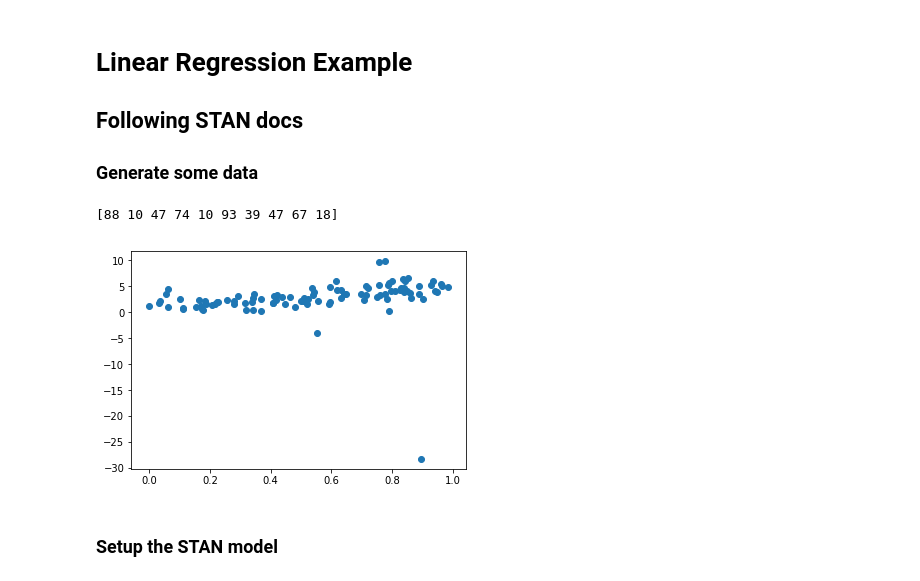
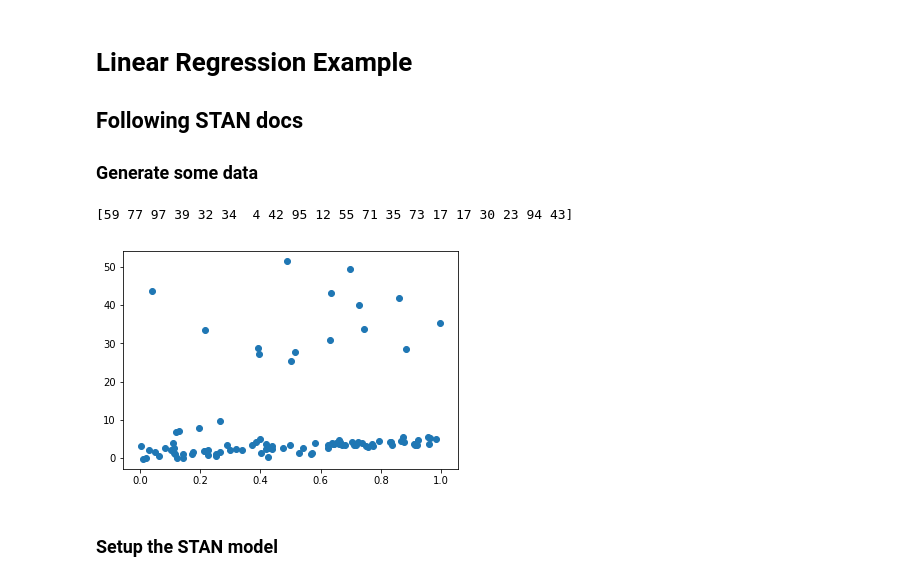
Before and after one commit to grd349/PyStanExamples, a Jupyter notebook: RobustLinearRegressionEx.ipynb, the cells around one changed output. Cells and saved outputs as stored; diff of their text form; code cells hidden in the pictures.

```diff
--- a/RobustLinearRegressionEx.ipynb
+++ b/RobustLinearRegressionEx.ipynb
@@ -11,24 +11,24 @@ import numpy as np
 # %%
 npts = 100
 x = np.random.rand(npts)
 m = 3.3
 c = 1.2
 s = 1.1
 e = np.random.randn(npts) * s
 y = m*x + c + e
-sel = np.random.randint(0,npts-1, 10)
+sel = np.random.randint(0,npts-1, 20)
 print(sel)
-y[sel] *= np.random.randn(len(sel))*3
+y[sel] *= 10
 
 fig, ax = plt.subplots()
 ax.scatter(x, y)
 
 dat = {'N': npts,
       'y': y,
       'x': x}
 # %% [output]
-[88 10 47 74 10 93 39 47 67 18]
+[59 77 97 39 32 34  4 42 95 12 55 71 35 73 17 17 30 23 94 43]
-[figure, old version]
+[figure, new version]
 # %% [markdown]
 ### Setup the STAN model
 # %%
```
Also changed, not shown: parts of 4 cells of this notebook.
